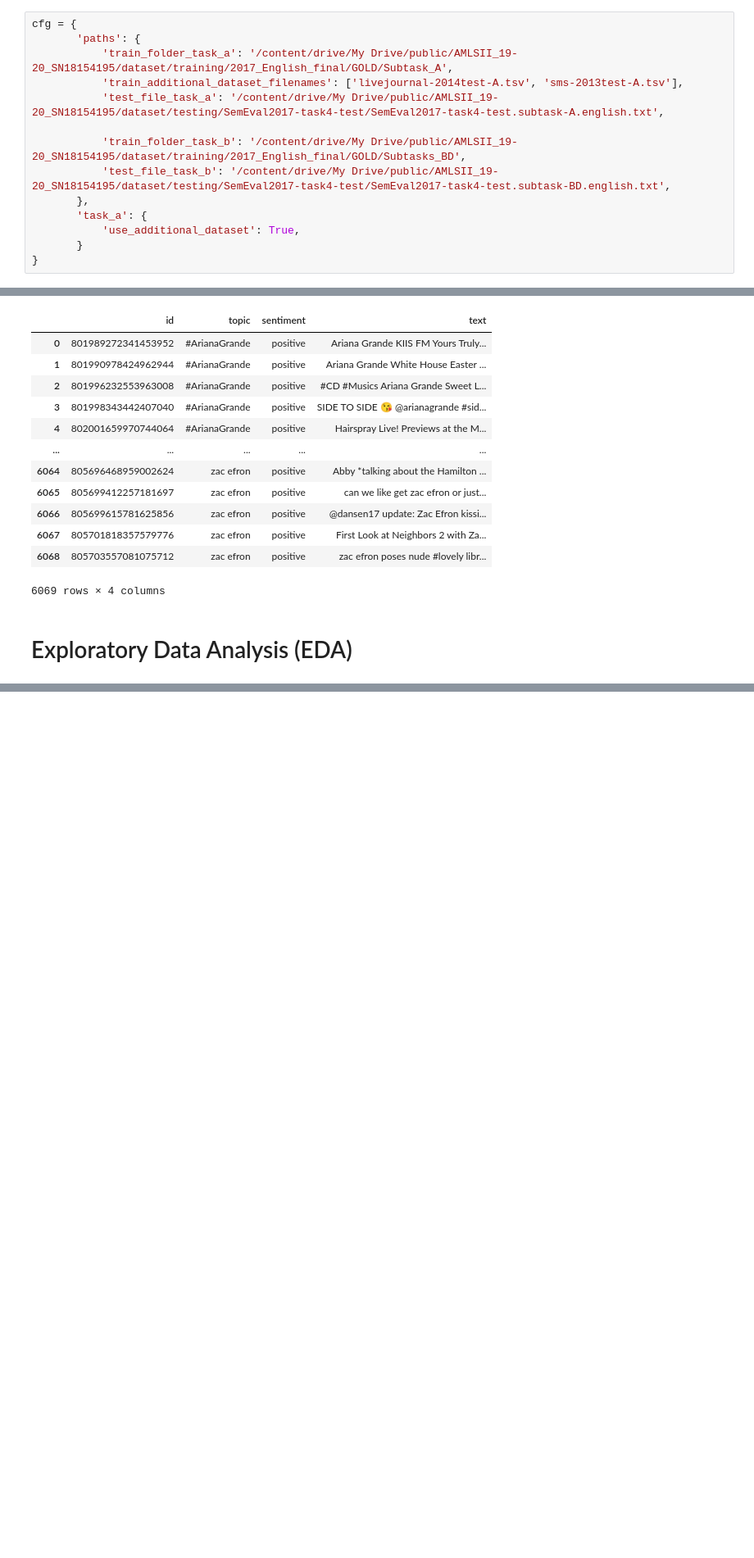
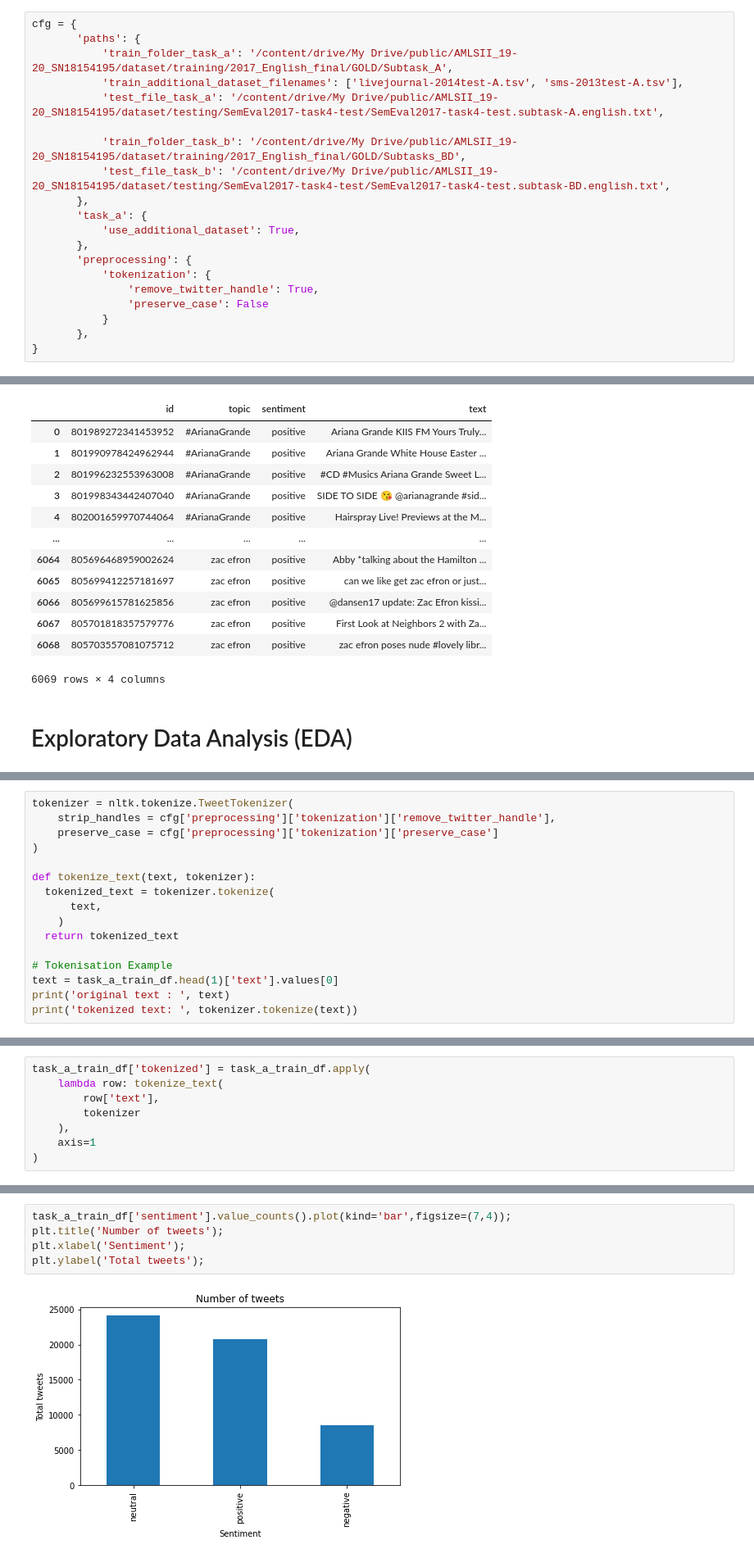
Before and after one commit to donyeun/AMLSII_19-20_SN18154195, a Jupyter notebook: AMLS_II.ipynb, the cells around one changed output, grey strips where cells are left out. Shown: that part at 82% size. Cells and saved outputs as stored; diff of their text form; blank space fills up the shorter version.

```diff
--- a/AMLS_II.ipynb
+++ b/AMLS_II.ipynb
@@ -29,7 +29,13 @@ cfg = {
        },
        'task_a': {
            'use_additional_dataset': True,
-       }
+       },
+       'preprocessing': {
+           'tokenization': {
+               'remove_twitter_handle': True,
+               'preserve_case': False
+           }
+       },
 }
 # %% [markdown]
 # Load Dataset
@@ -181,0 +190,16 @@ task_b_test_df
+# %%
+tokenizer = nltk.tokenize.TweetTokenizer(
+    strip_handles = cfg['preprocessing']['tokenization']['remove_twitter_handle'],
+    preserve_case = cfg['preprocessing']['tokenization']['preserve_case']
+)
+
+def tokenize_text(text, tokenizer):
+  tokenized_text = tokenizer.tokenize(
+      text,
+    )
+  return tokenized_text
+
+# Tokenisation Example
+text = task_a_train_df.head(1)['text'].values[0]
+print('original text : ', text)
+print('tokenized text: ', tokenizer.tokenize(text))
@@ -181,0 +209,8 @@ task_b_test_df
+# %%
+task_a_train_df['tokenized'] = task_a_train_df.apply(
+    lambda row: tokenize_text(
+        row['text'],
+        tokenizer
+    ),
+    axis=1
+)
@@ -181,0 +263,7 @@ task_b_test_df
+# %%
+task_a_train_df['sentiment'].value_counts().plot(kind='bar',figsize=(7,4));
+plt.title('Number of tweets');
+plt.xlabel('Sentiment');
+plt.ylabel('Total tweets');
+# %% [output]
+[figure, added]
```
Also changed, not shown: parts of 11 cells of this notebook.
